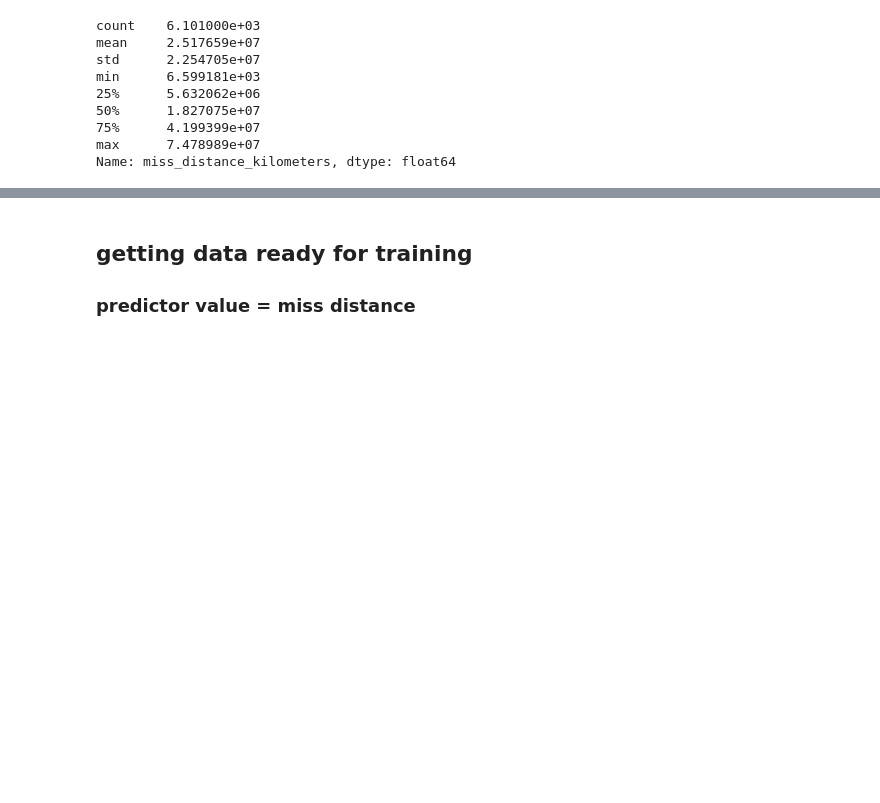
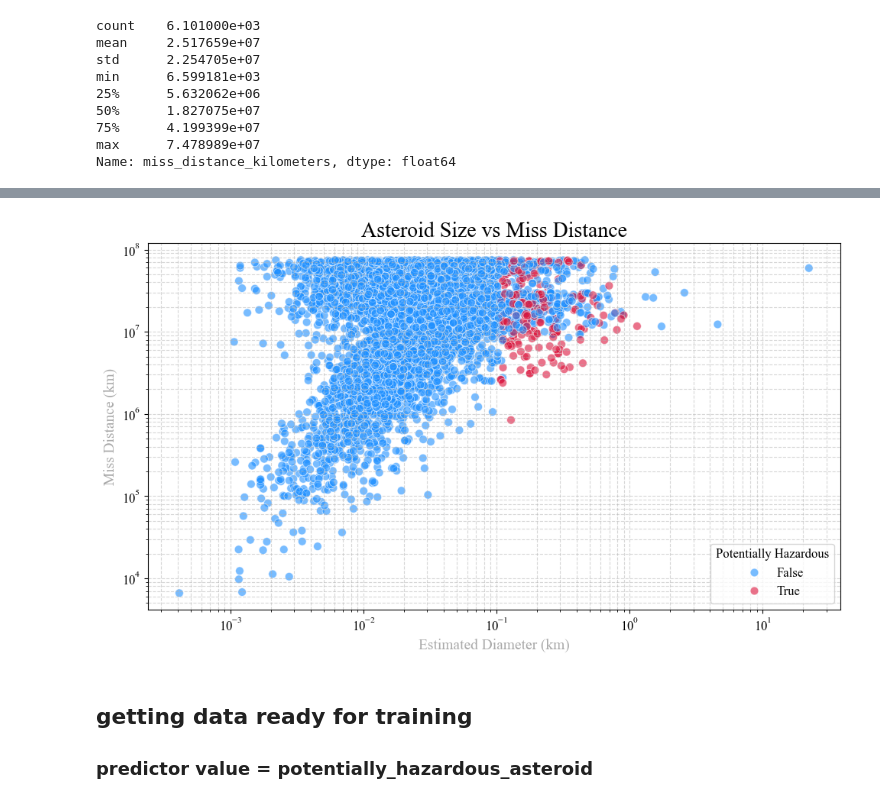
Before and after one commit to rchivate/asteroids, a Jupyter notebook: cleaned/asteroids.ipynb, the cells around one changed output, grey strips where cells are left out. Drawn from its saved outputs; the diff is of its cells as text; code cells hidden in the pictures; blank space fills up the shorter version.

```diff
--- a/cleaned/asteroids.ipynb
+++ b/cleaned/asteroids.ipynb
@@ -161,4 +205,27 @@ plt.show()
+# %%
+plt.figure(figsize=(10, 6))
+sns.scatterplot(
+    x= df['estimated_diameter_min_km'],
+    y=df['miss_distance_kilometers'],
+    hue=df['is_potentially_hazardous_asteroid'],
+    palette={False: 'dodgerblue', True: 'crimson'},
+    alpha=0.6,
+    edgecolor='w',
+    s=60
+)
+
+plt.xscale('log')
+plt.yscale('log')
+plt.xlabel('Estimated Diameter (km)')
+plt.ylabel('Miss Distance (km)')
+plt.title('Asteroid Size vs Miss Distance')
+plt.grid(True, which='both', linestyle='--', alpha=0.5)
+plt.legend(title='Potentially Hazardous', loc='lower right')
+plt.tight_layout()
+plt.show()
+# %% [output]
+[figure, added]
 # %% [markdown]
 ## **getting data ready for training**
-### predictor value = miss distance
+### predictor value = potentially_hazardous_asteroid
 # %%
```
Also changed, not shown: parts of 9 cells of this notebook, 3 other files.
